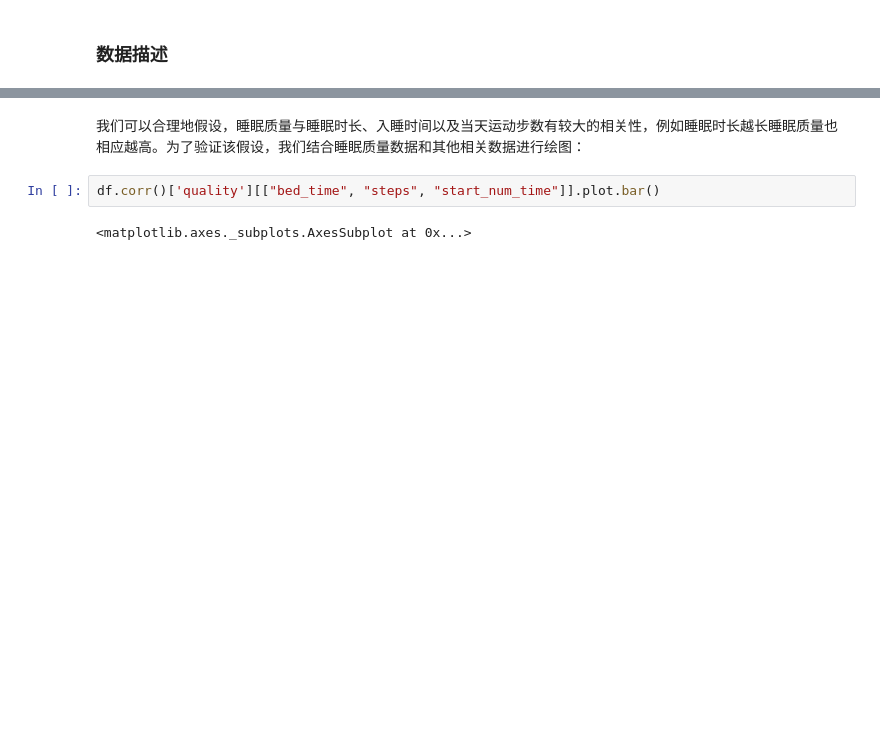
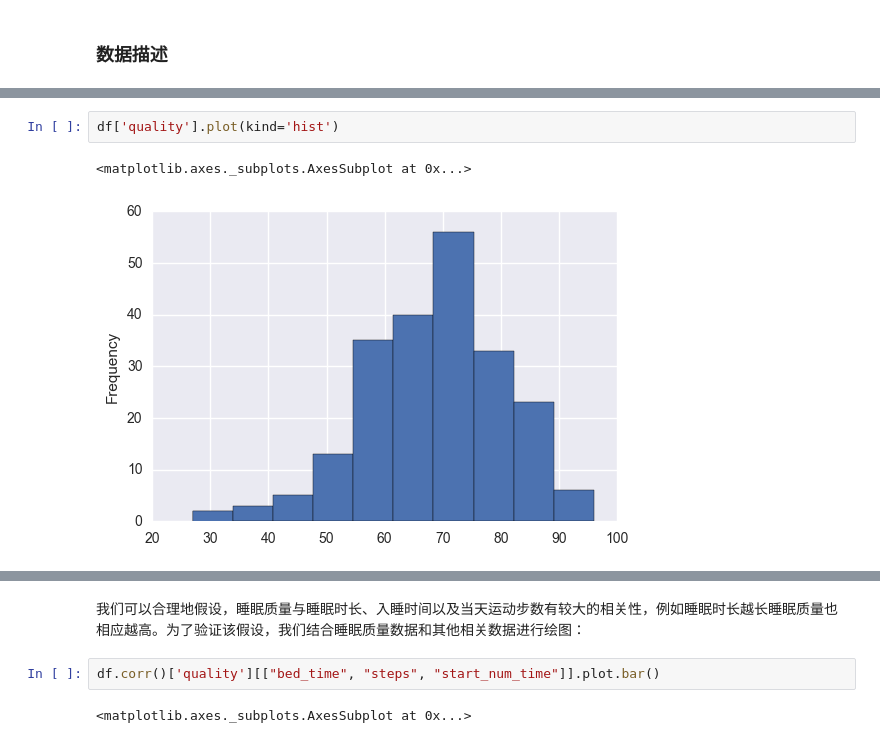
Before and after one commit to nannagentleman/learn-python, a Jupyter notebook: Sleep Data.ipynb, the cells around one changed output, grey strips where cells are left out. Drawn from its saved outputs; the diff is of its cells as text; blank space fills up the shorter version.

```diff
--- a/Sleep Data.ipynb
+++ b/Sleep Data.ipynb
@@ -296 +374,6 @@ np.mean(start)
+# %%
+df['quality'].plot(kind='hist')
+# %% [output]
+<matplotlib.axes._subplots.AxesSubplot at 0x...>
+[figure, added]
 # %%
```
Also changed, not shown: parts of 63 cells of this notebook.
